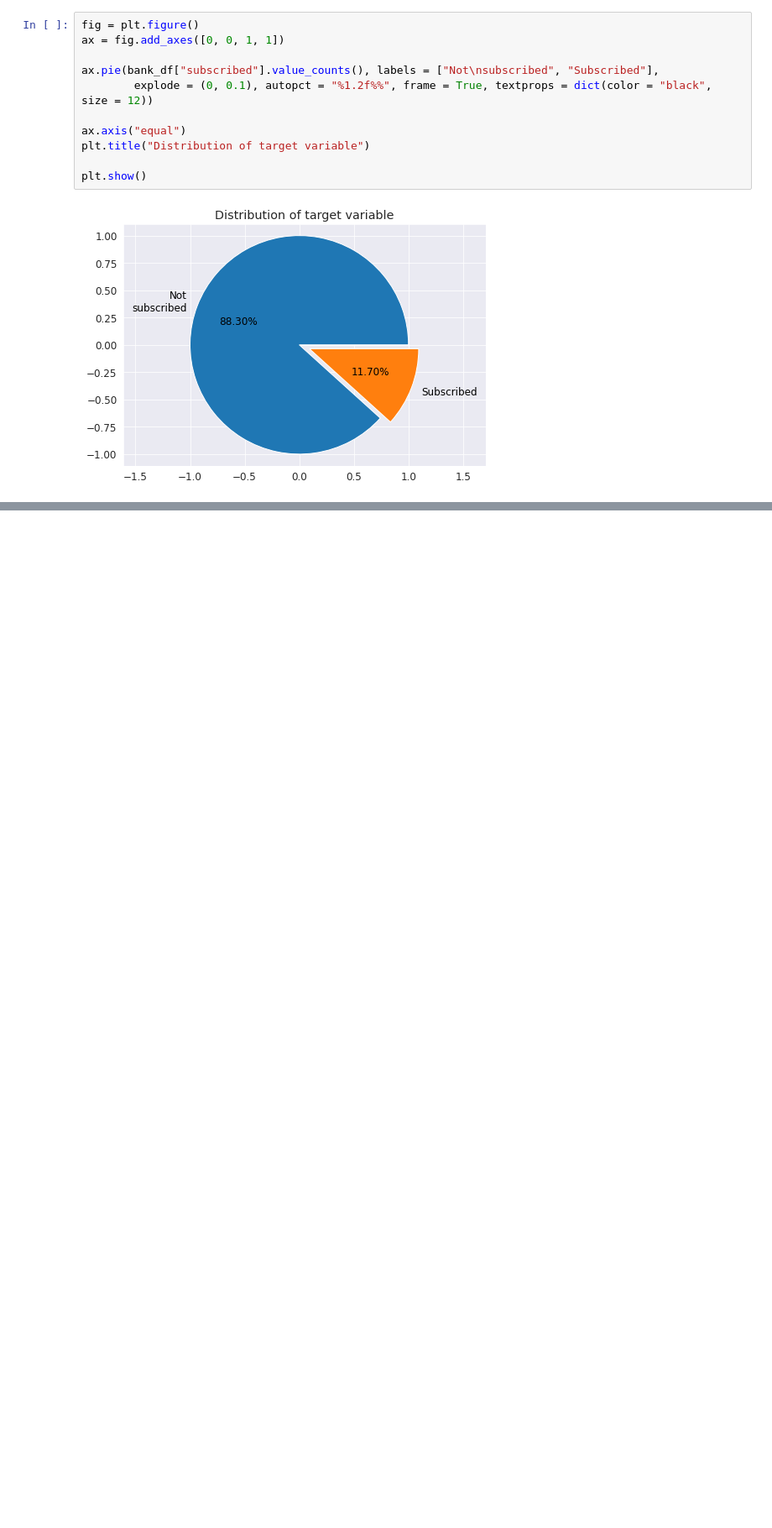
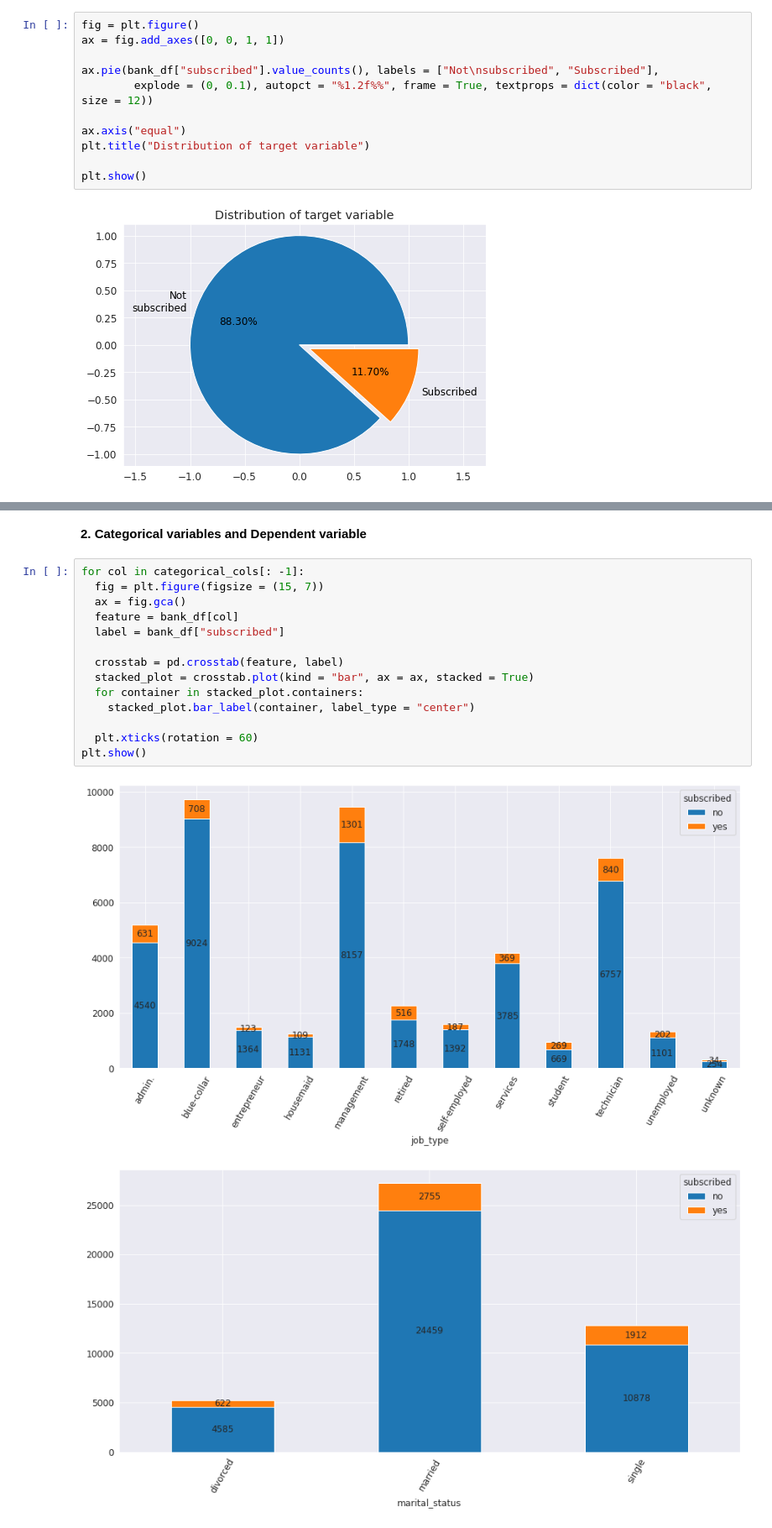
Before and after one commit to RupeshSharma14/Bank-Marketing-Effectiveness-Prediction, a Jupyter notebook: Bank_Marketing_Effectiveness_Prediction_Capstone_Project.ipynb, the cells around one changed output, grey strips where cells are left out. Shown at 84% size. Saved outputs shown, nothing was run; the diff lists cells and outputs as text; blank space fills up the shorter version.

```diff
--- a/Bank_Marketing_Effectiveness_Prediction_Capstone_Project.ipynb
+++ b/Bank_Marketing_Effectiveness_Prediction_Capstone_Project.ipynb
@@ -235,0 +306,19 @@ dtype: float64
+# %% [markdown]
+**2. Categorical variables and Dependent variable**
+# %%
+for col in categorical_cols[: -1]:
+  fig = plt.figure(figsize = (15, 7))
+  ax = fig.gca()
+  feature = bank_df[col]
+  label = bank_df["subscribed"]
+
+  crosstab = pd.crosstab(feature, label)
+  stacked_plot = crosstab.plot(kind = "bar", ax = ax, stacked = True)
+  for container in stacked_plot.containers:
+    stacked_plot.bar_label(container, label_type = "center")
+
+  plt.xticks(rotation = 60)
+plt.show()
+# %% [output]
+[figure, added]
+[figure, added]
```
Also changed, not shown: parts of 25 cells of this notebook.
